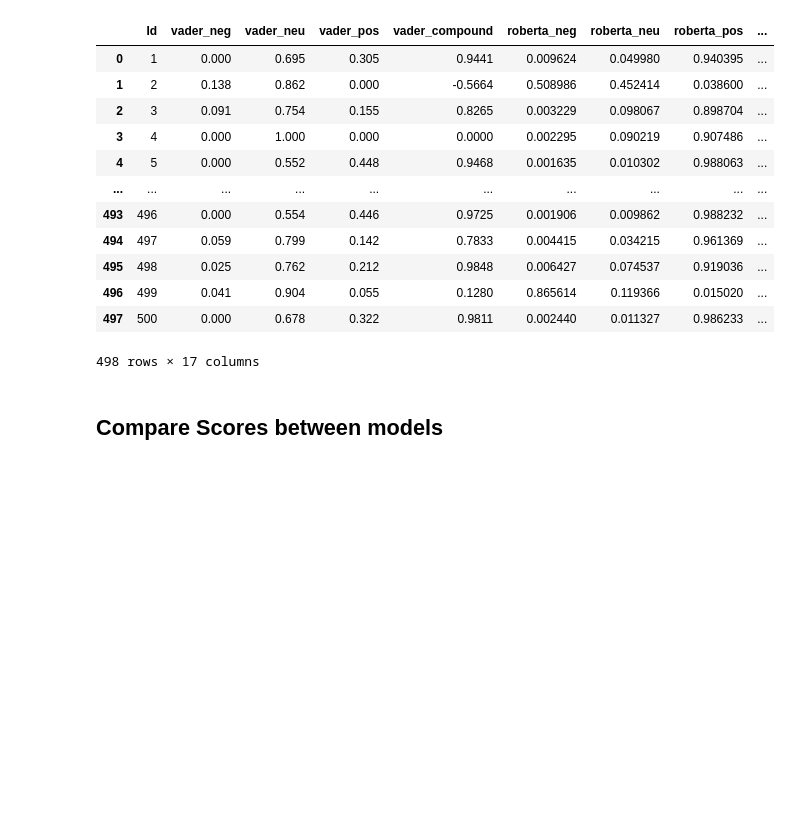
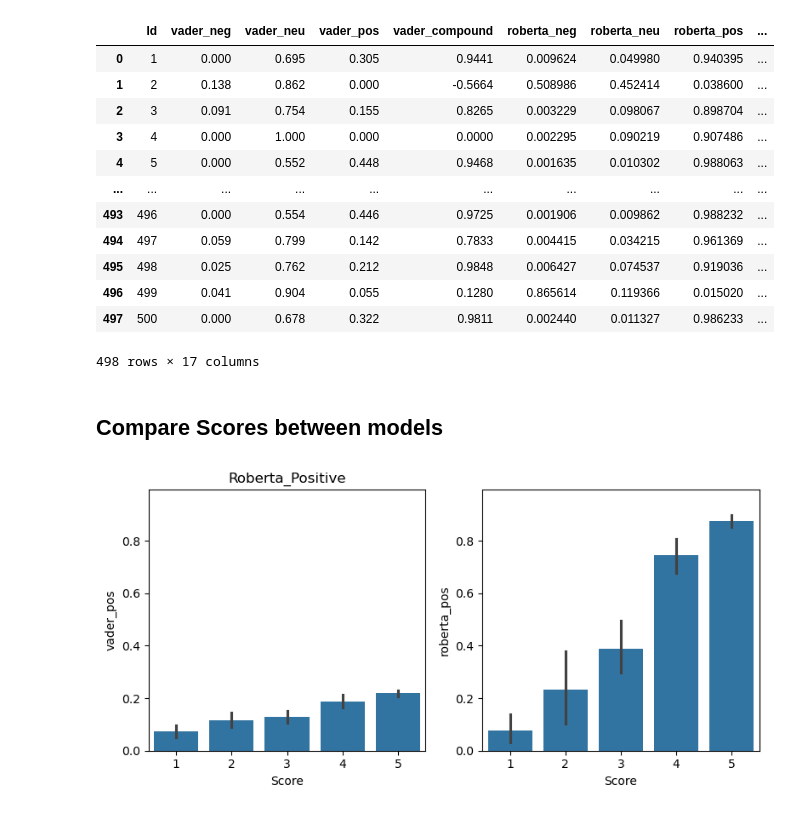
Before and after one commit to ankitrijal2054/Sentiment-Analysis, a Jupyter notebook: model.ipynb, the cells around one changed output. Saved outputs shown, nothing was run; the diff lists cells and outputs as text; code cells hidden in the pictures; blank space fills up the shorter version.

Commit message:
Analysed and compared the Vader and Roberta prediction.

```diff
--- a/model.ipynb
+++ b/model.ipynb
@@ -163,3 +163,17 @@ sentiment_df
 498 rows × 17 columns
 # %% [markdown]
 ## Compare Scores between models
+# %%
+fig, axs = plt.subplots(1, 2, figsize=(8, 4))
+sns.barplot(data=sentiment_df, x='Score', y='vader_pos', ax=axs[0])
+sns.barplot(data=sentiment_df, x='Score', y='roberta_pos', ax=axs[1])
+axs[0].set_title('Vader_Positive')
+axs[0].set_title('Roberta_Positive')
+
+max_y = max(sentiment_df['vader_pos'].max(), sentiment_df['roberta_pos'].max())
+axs[0].set_ylim(0, max_y)
+axs[1].set_ylim(0, max_y)
+
+fig.tight_layout()
+# %% [output]
+[figure, added]
```
Also changed, not shown: parts of 2 cells of this notebook.
